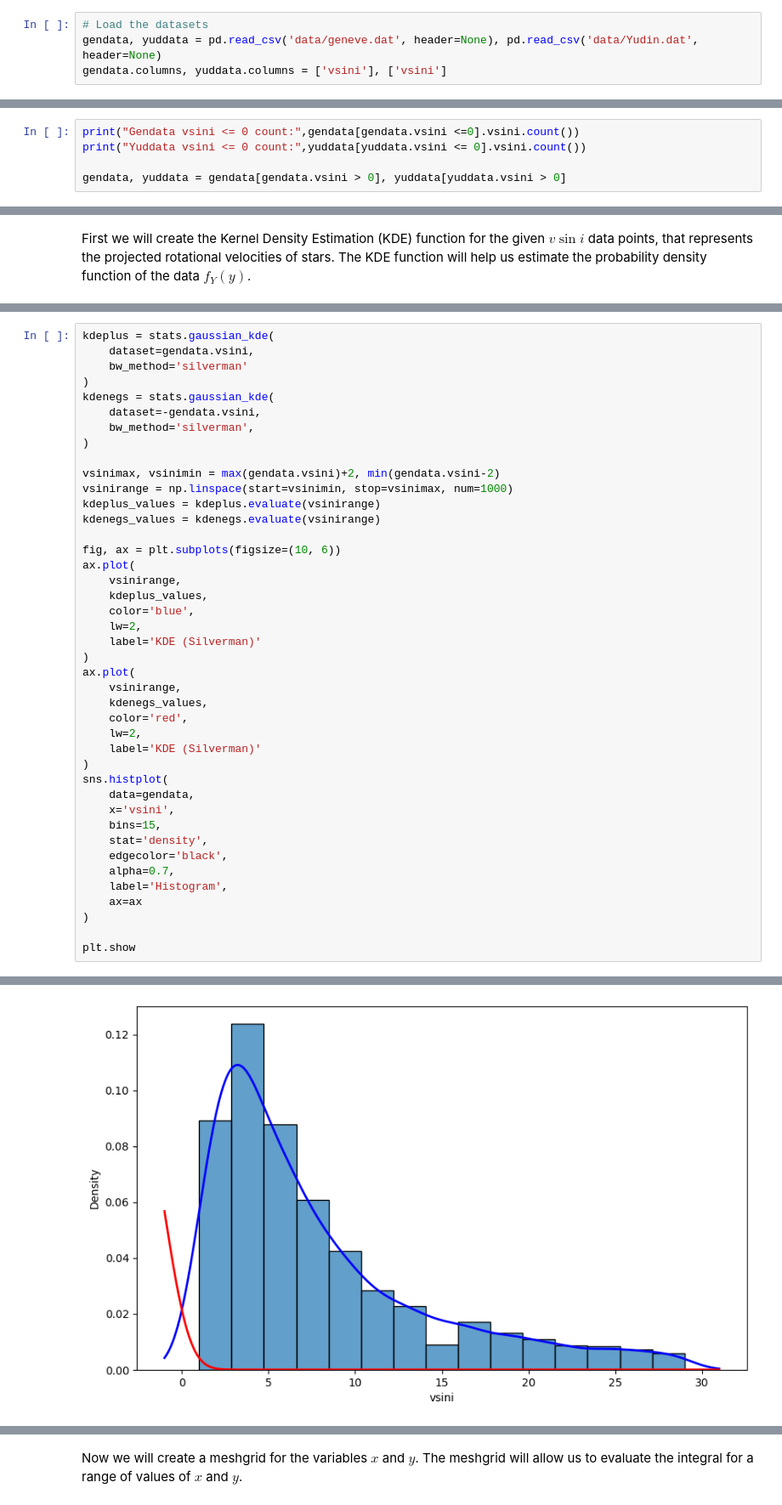
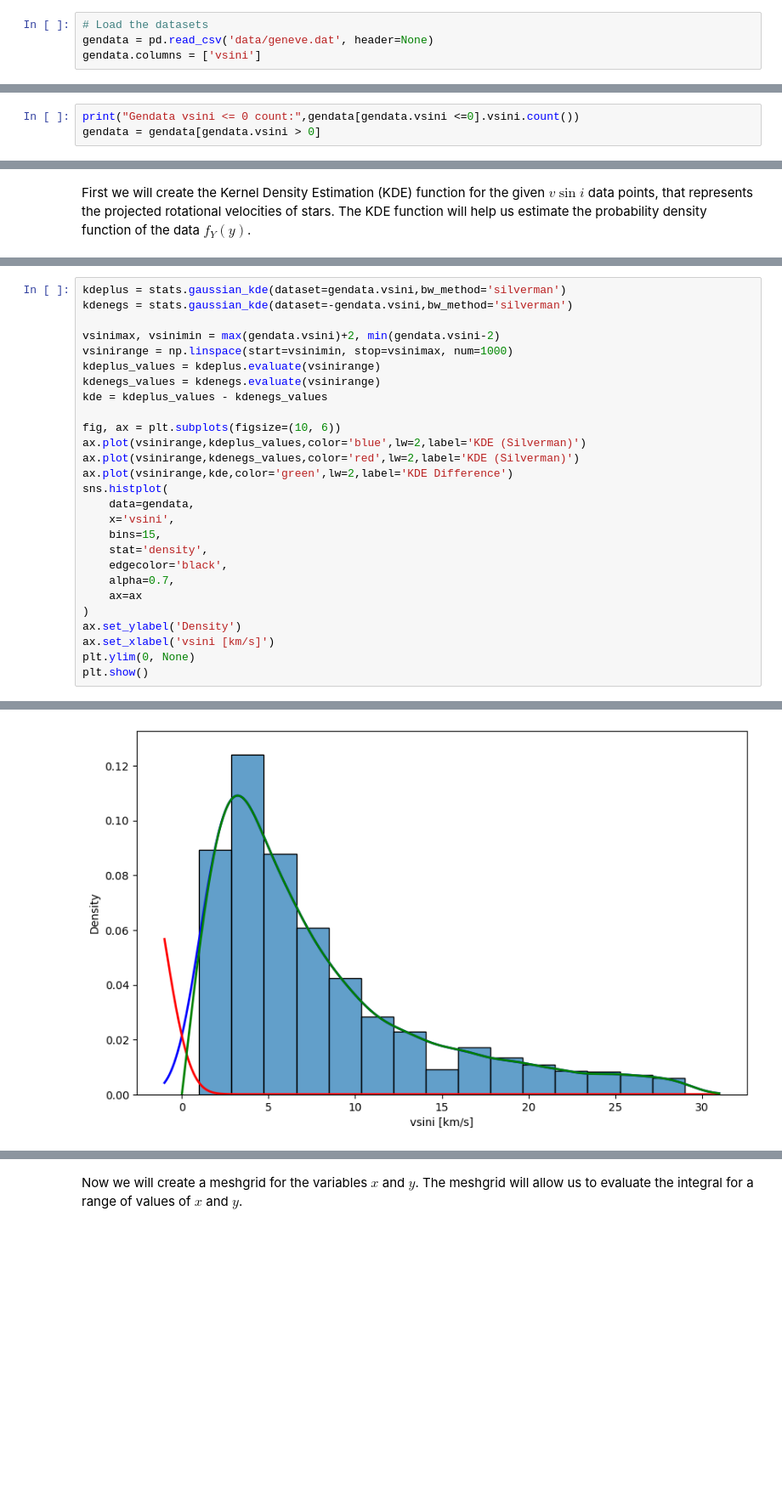
Before and after one commit to jurados/TrueStarVrotVelocity, a Jupyter notebook: solution.ipynb, the cells around one changed output, grey strips where cells are left out. Shown at 85% size. Drawn from its saved outputs; the diff is of its cells as text; blank space fills up the shorter version.

```diff
--- a/solution.ipynb
+++ b/solution.ipynb
@@ -16,6 +16,6 @@ The function designed in this proyect is
 $$f_Y(y) = \int_y^\infty \frac{y^{2\alpha+1}}{x^{2\alpha+1}} \frac{1}{\sqrt{x^2 + y^2}} f_X(x) \, dx$$
 # %%
 # Load the datasets
-gendata, yuddata = pd.read_csv('data/geneve.dat', header=None), pd.read_csv('data/Yudin.dat', header=None)
-gendata.columns, yuddata.columns = ['vsini'], ['vsini']
+gendata = pd.read_csv('data/geneve.dat', header=None)
+gendata.columns = ['vsini']
 # %%
@@ -54,8 +41,6 @@ gendata.min(), gendata.max(), yuddata.min(), yuddata.max()
 By expert knowledge, we know that any star has a rotational velocity $v \leq 0$ km/s. Therefore, we have to remove the values where this condition is met.
 # %%
 print("Gendata vsini <= 0 count:",gendata[gendata.vsini <=0].vsini.count())
-print("Yuddata vsini <= 0 count:",yuddata[yuddata.vsini <= 0].vsini.count())
-
-gendata, yuddata = gendata[gendata.vsini > 0], yuddata[yuddata.vsini > 0]
+gendata = gendata[gendata.vsini > 0]
 # %% [output]
 Gendata vsini <= 0 count: 133
@@ -65,33 +64,17 @@ First we will create the Kernel Density Estimation (KDE) function for the given
 # %%
-kdeplus = stats.gaussian_kde(
-    dataset=gendata.vsini,
-    bw_method='silverman'
-)
-kdenegs = stats.gaussian_kde(
-    dataset=-gendata.vsini,
-    bw_method='silverman',
-)
+kdeplus = stats.gaussian_kde(dataset=gendata.vsini,bw_method='silverman')
+kdenegs = stats.gaussian_kde(dataset=-gendata.vsini,bw_method='silverman')
 
 vsinimax, vsinimin = max(gendata.vsini)+2, min(gendata.vsini-2)
 vsinirange = np.linspace(start=vsinimin, stop=vsinimax, num=1000)
 kdeplus_values = kdeplus.evaluate(vsinirange)
 kdenegs_values = kdenegs.evaluate(vsinirange)
+kde = kdeplus_values - kdenegs_values
 
 fig, ax = plt.subplots(figsize=(10, 6))
-ax.plot(
-    vsinirange,
-    kdeplus_values,
-    color='blue',
-    lw=2,
-    label='KDE (Silverman)'
-)
-ax.plot(
-    vsinirange,
-    kdenegs_values,
-    color='red',
-    lw=2,
-    label='KDE (Silverman)'
-)
+ax.plot(vsinirange,kdeplus_values,color='blue',lw=2,label='KDE (Silverman)')
+ax.plot(vsinirange,kdenegs_values,color='red',lw=2,label='KDE (Silverman)')
+ax.plot(vsinirange,kde,color='green',lw=2,label='KDE Difference')
 sns.histplot(
     data=gendata,
     x='vsini',
@@ -99,9 +82,10 @@ sns.histplot(
     stat='density',
     edgecolor='black',
     alpha=0.7,
-    label='Histogram',
     ax=ax
 )
-
-plt.show
+ax.set_ylabel('Density')
+ax.set_xlabel('vsini [km/s]')
+plt.ylim(0, None)
+plt.show()
 # %% [output]
@@ -109 +92 @@ plt.show
-[figure, old version]
+[figure, new version]
```
Also changed, not shown: parts of 10 cells of this notebook, 2 other files.
